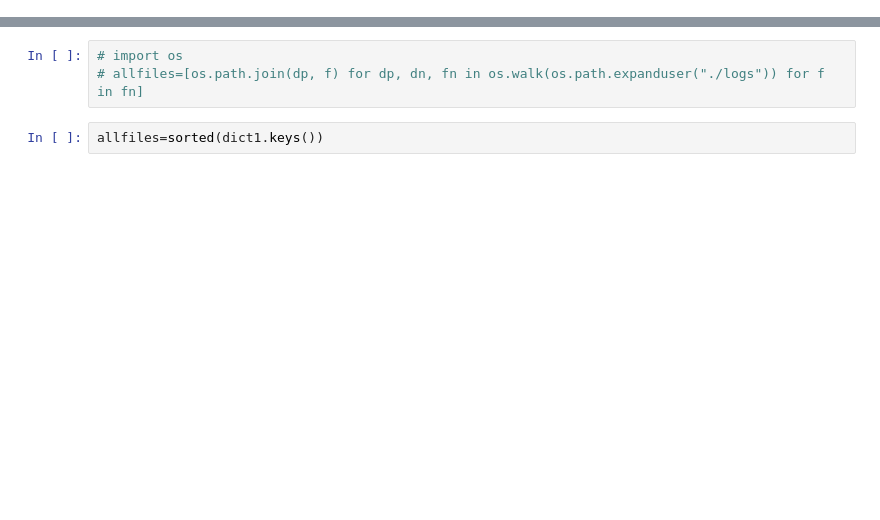
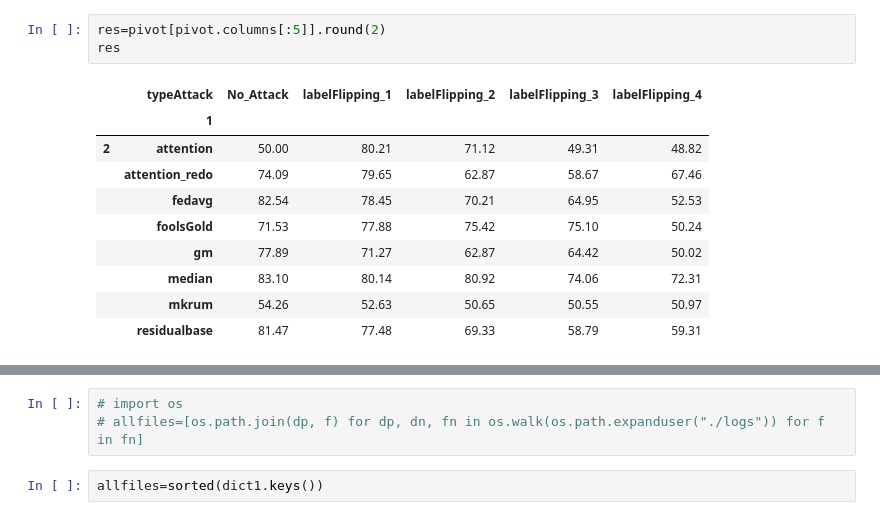
Before and after one commit to cpwan/Attack-Adaptive-Aggregation-in-Federated-Learning, a Jupyter notebook: extarct tensorboard.ipynb, the cells around one changed output, grey strips where cells are left out. Cells and saved outputs as stored; diff of their text form; blank space fills up the shorter version.

```diff
--- a/extarct tensorboard.ipynb
+++ b/extarct tensorboard.ipynb
@@ -4,0 +126,14 @@ root="./logs/compareAllAttacks/cifar_dirichlet/"
+# %%
+res=pivot[pivot.columns[:5]].round(2)
+res
+# %% [output]
+|  | typeAttack | No_Attack | labelFlipping_1 | labelFlipping_2 | labelFlipping_3 | labelFlipping_4 |
+|  | 1 |  |  |  |  |  |
+| 2 | attention | 50.00 | 80.21 | 71.12 | 49.31 | 48.82 |
+|  | attention_redo | 74.09 | 79.65 | 62.87 | 58.67 | 67.46 |
+|  | fedavg | 82.54 | 78.45 | 70.21 | 64.95 | 52.53 |
+|  | foolsGold | 71.53 | 77.88 | 75.42 | 75.10 | 50.24 |
+|  | gm | 77.89 | 71.27 | 62.87 | 64.42 | 50.02 |
+|  | median | 83.10 | 80.14 | 80.92 | 74.06 | 72.31 |
+|  | mkrum | 54.26 | 52.63 | 50.65 | 50.55 | 50.97 |
+|  | residualbase | 81.47 | 77.48 | 69.33 | 58.79 | 59.31 |
```
Also changed, not shown: parts of 30 cells of this notebook, 15 other files.
